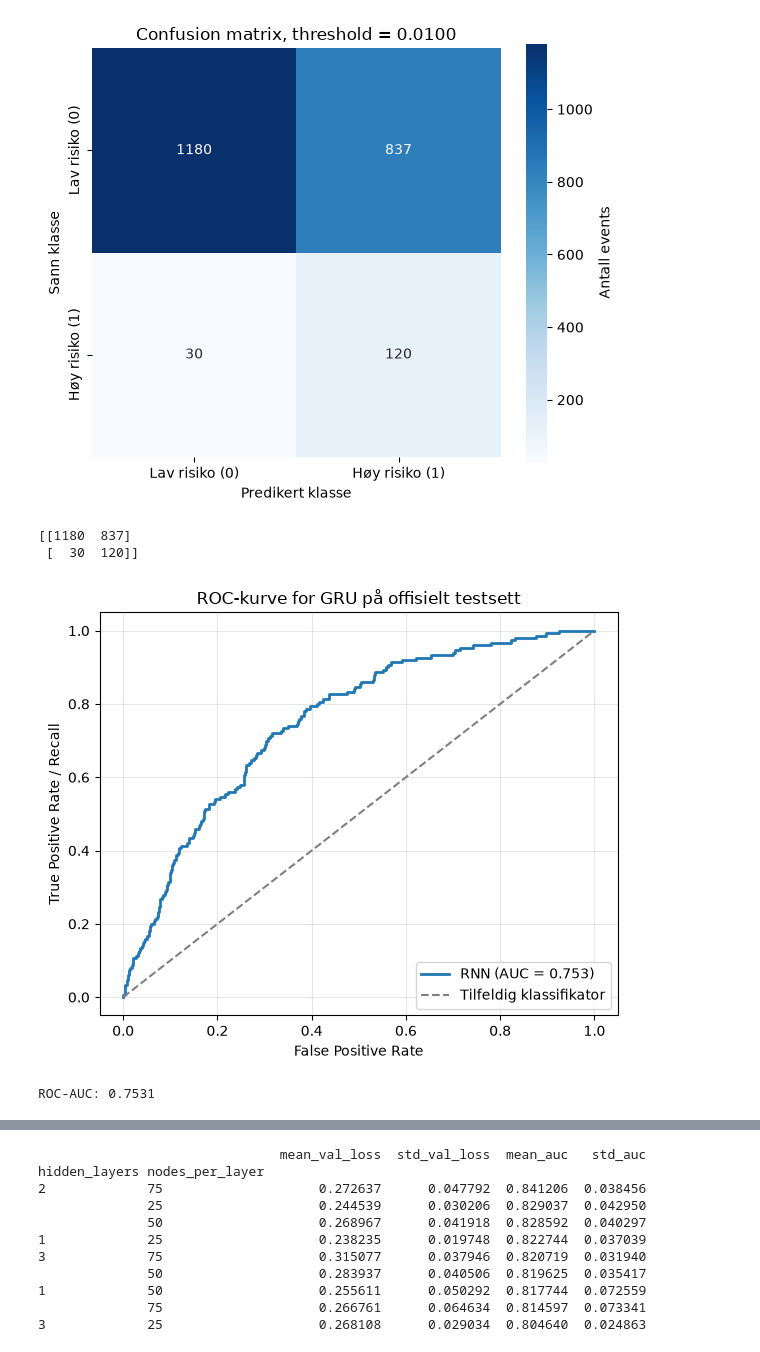
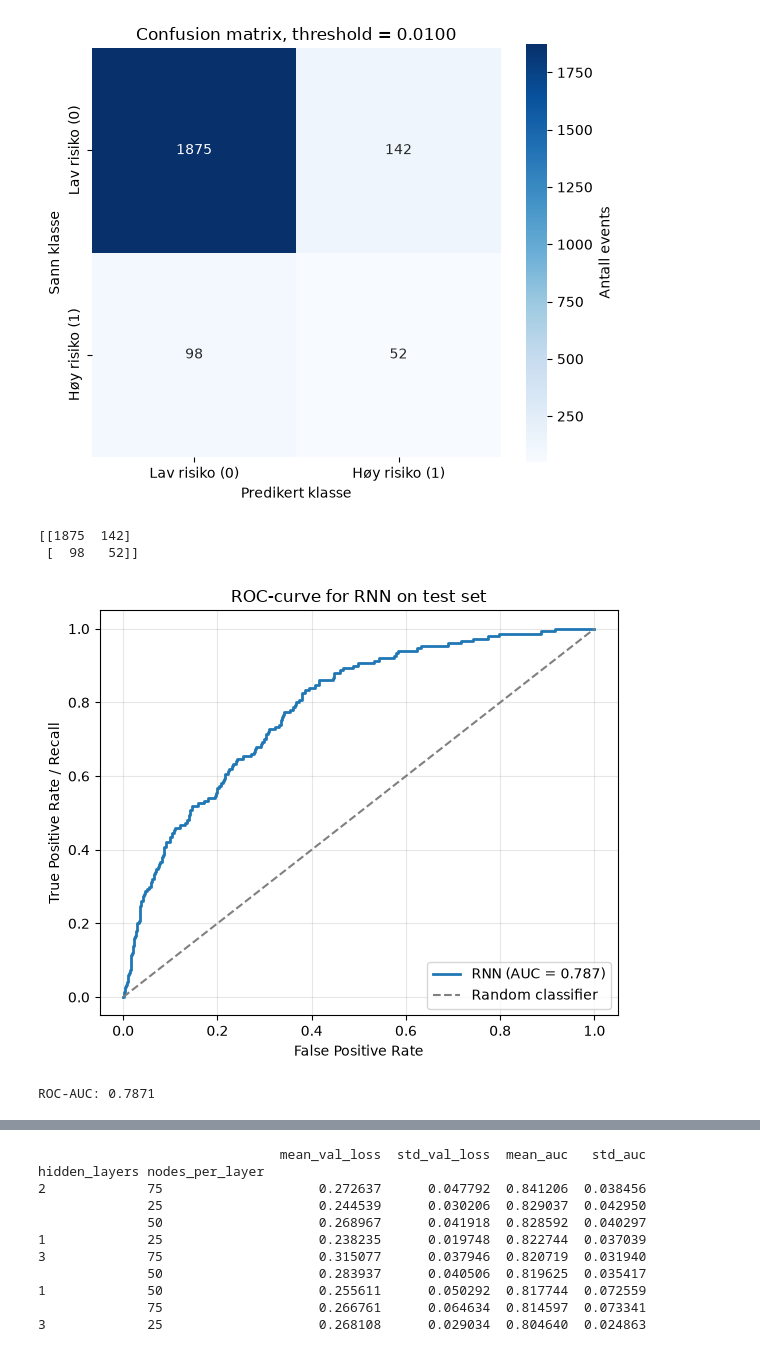
Before and after one commit to kevintannum/FYS-STK3155--Project3--UiO, a Jupyter notebook: code/RNN_model.ipynb, the cells around one changed output, grey strips where cells are left out. Drawn from its saved outputs; the diff is of its cells as text; code cells hidden in the pictures.

```diff
--- a/code/RNN_model.ipynb
+++ b/code/RNN_model.ipynb
@@ -4,7 +4,7 @@ from RNN_funcs import *
 from read_data import build_shared_datasets
 data = build_shared_datasets(
     include_current_risk=False,
-    variance_threshold=0.80,
+    variance_threshold=0.95,
     seed=3155,
 )
 # %% [output]
@@ -154,21 +78,21 @@ cm, y_test_prob, y_test_pred = plot_confusion_matrix(
 )
 print(cm)
 # %% [output]
-[figure, old version]
+[figure, new version]
-[[1180  837]
- [  30  120]]
+[[1875  142]
+ [  98   52]]
 # %%
 roc_auc, y_test_prob, fpr, tpr, thresholds = plot_roc_curve(
     model=model,
     X_test=X_test,
     y_test=y_test,
-    title="ROC-kurve for GRU på offisielt testsett",
+    title="ROC-curve for RNN on test set",
 )
 
 print(f"ROC-AUC: {roc_auc:.4f}")
 # %% [output]
-[figure, old version]
+[figure, new version]
-ROC-AUC: 0.7531
+ROC-AUC: 0.7871
 # %%
 results, loss_heatmap, auc_heatmap = plot_rnn_architecture_heatmaps(
     data=data,
```
Also changed, not shown: parts of 11 cells of this notebook, 2 other files.
